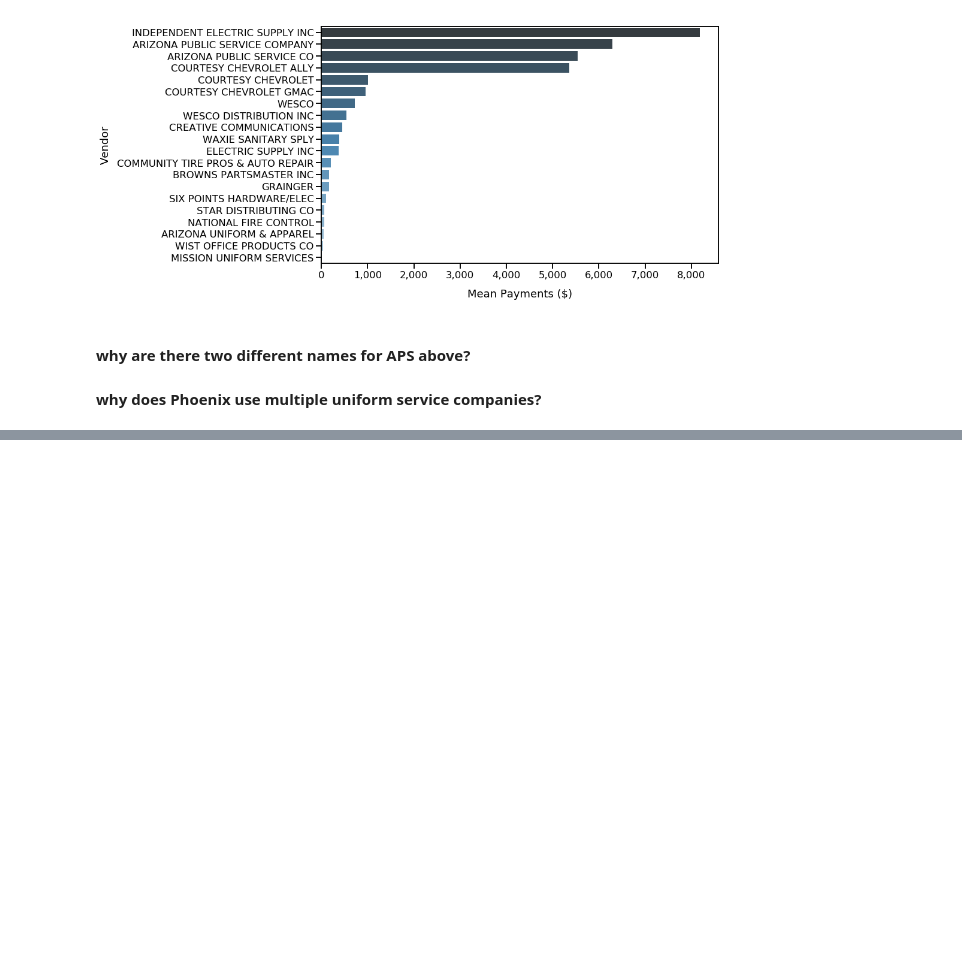
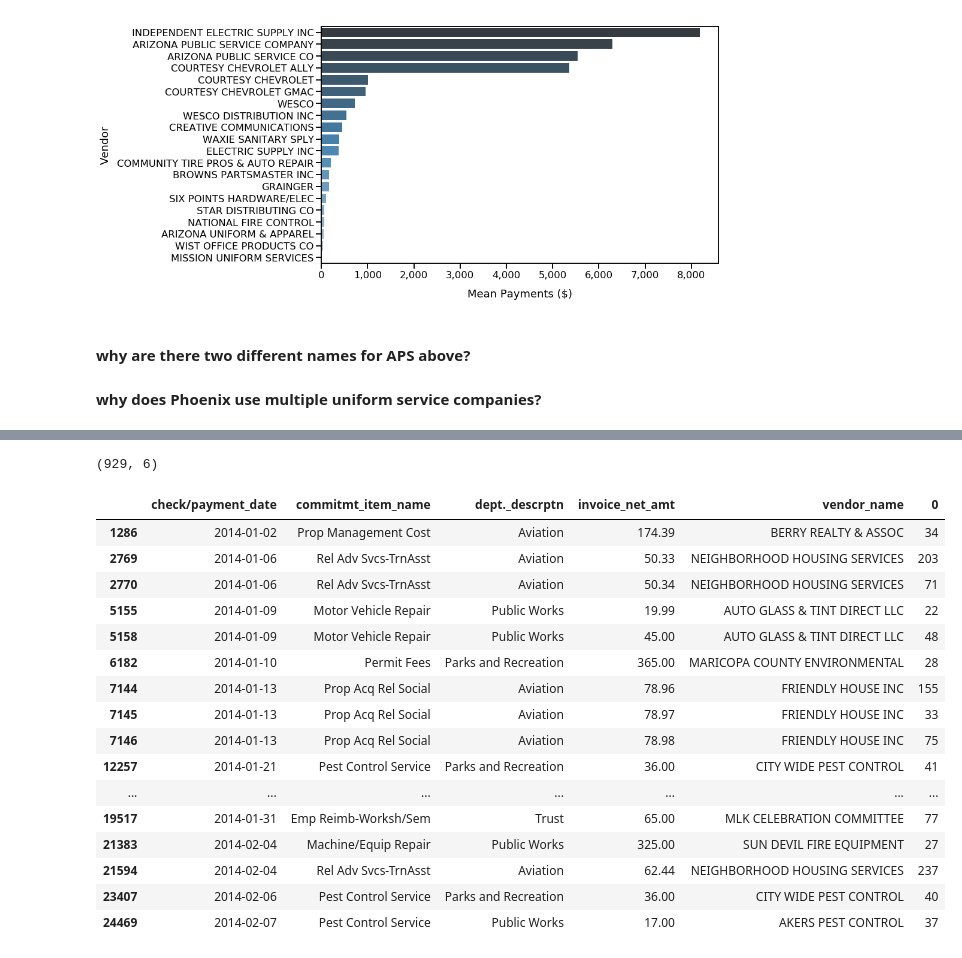
Before and after one commit to mrkjhsn/City-of-Phoenix-Vendor-Payments, a Jupyter notebook: vendor_analysis.ipynb, the cells around one changed output, grey strips where cells are left out. Drawn from its saved outputs; the diff is of its cells as text; code cells hidden in the pictures; blank space fills up the shorter version.

```diff
--- a/vendor_analysis.ipynb
+++ b/vendor_analysis.ipynb
@@ -194,0 +247,26 @@ x.style.format('${0:,.2f}')
+# %%
+# how many vendors have more than 50 payments of the same amount on the same day?
+# payment amounts are less than $1,000
+identical_pay_group[(identical_pay_group[0] > 20) & (identical_pay_group['invoice_net_amt'] < 1000)]
+# %% [output]
+(929, 6)
+# %%
+identical_pay_group[identical_pay_group[0] > 20].head(20)
+# %% [output]
+|  | check/payment_date | commitmt_item_name | dept._descrptn | invoice_net_amt | vendor_name | 0 |
+| 1286 | 2014-01-02 | Prop Management Cost | Aviation | 174.39 | BERRY REALTY & ASSOC | 34 |
+| 2769 | 2014-01-06 | Rel Adv Svcs-TrnAsst | Aviation | 50.33 | NEIGHBORHOOD HOUSING SERVICES | 203 |
+| 2770 | 2014-01-06 | Rel Adv Svcs-TrnAsst | Aviation | 50.34 | NEIGHBORHOOD HOUSING SERVICES | 71 |
+| 5155 | 2014-01-09 | Motor Vehicle Repair | Public Works | 19.99 | AUTO GLASS & TINT DIRECT LLC | 22 |
+| 5158 | 2014-01-09 | Motor Vehicle Repair | Public Works | 45.00 | AUTO GLASS & TINT DIRECT LLC | 48 |
+| 6182 | 2014-01-10 | Permit Fees | Parks and Recreation | 365.00 | MARICOPA COUNTY ENVIRONMENTAL | 28 |
+| 7144 | 2014-01-13 | Prop Acq Rel Social | Aviation | 78.96 | FRIENDLY HOUSE INC | 155 |
+| 7145 | 2014-01-13 | Prop Acq Rel Social | Aviation | 78.97 | FRIENDLY HOUSE INC | 33 |
+| 7146 | 2014-01-13 | Prop Acq Rel Social | Aviation | 78.98 | FRIENDLY HOUSE INC | 75 |
+| 12257 | 2014-01-21 | Pest Control Service | Parks and Recreation | 36.00 | CITY WIDE PEST CONTROL | 41 |
+| ... | ... | ... | ... | ... | ... | ... |
+| 19517 | 2014-01-31 | Emp Reimb-Worksh/Sem | Trust | 65.00 | MLK CELEBRATION COMMITTEE | 77 |
+| 21383 | 2014-02-04 | Machine/Equip Repair | Public Works | 325.00 | SUN DEVIL FIRE EQUIPMENT | 27 |
+| 21594 | 2014-02-04 | Rel Adv Svcs-TrnAsst | Aviation | 62.44 | NEIGHBORHOOD HOUSING SERVICES | 237 |
+| 23407 | 2014-02-06 | Pest Control Service | Parks and Recreation | 36.00 | CITY WIDE PEST CONTROL | 40 |
+| 24469 | 2014-02-07 | Pest Control Service | Public Works | 17.00 | AKERS PEST CONTROL | 37 |
```
Also changed, not shown: parts of 20 cells of this notebook.
